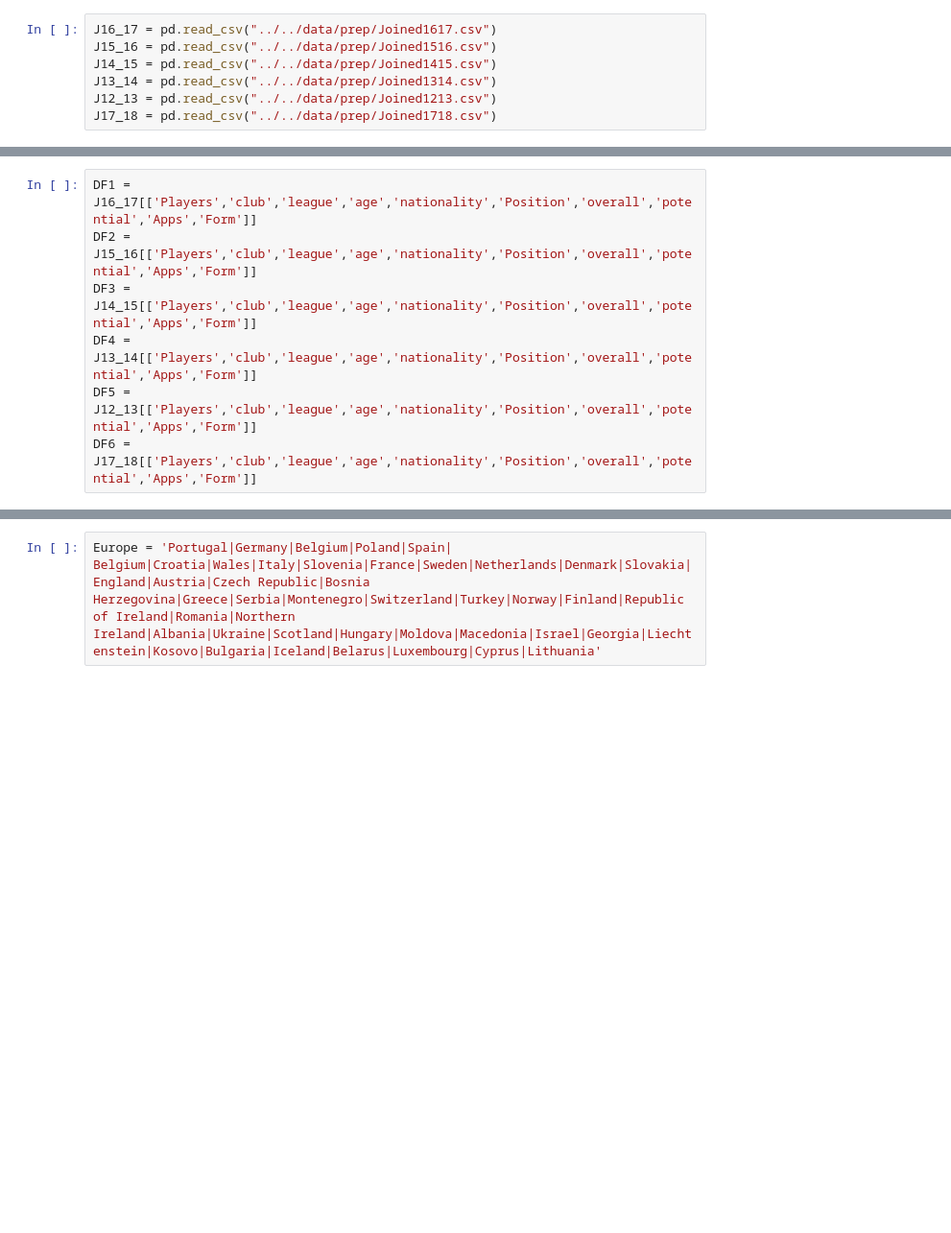
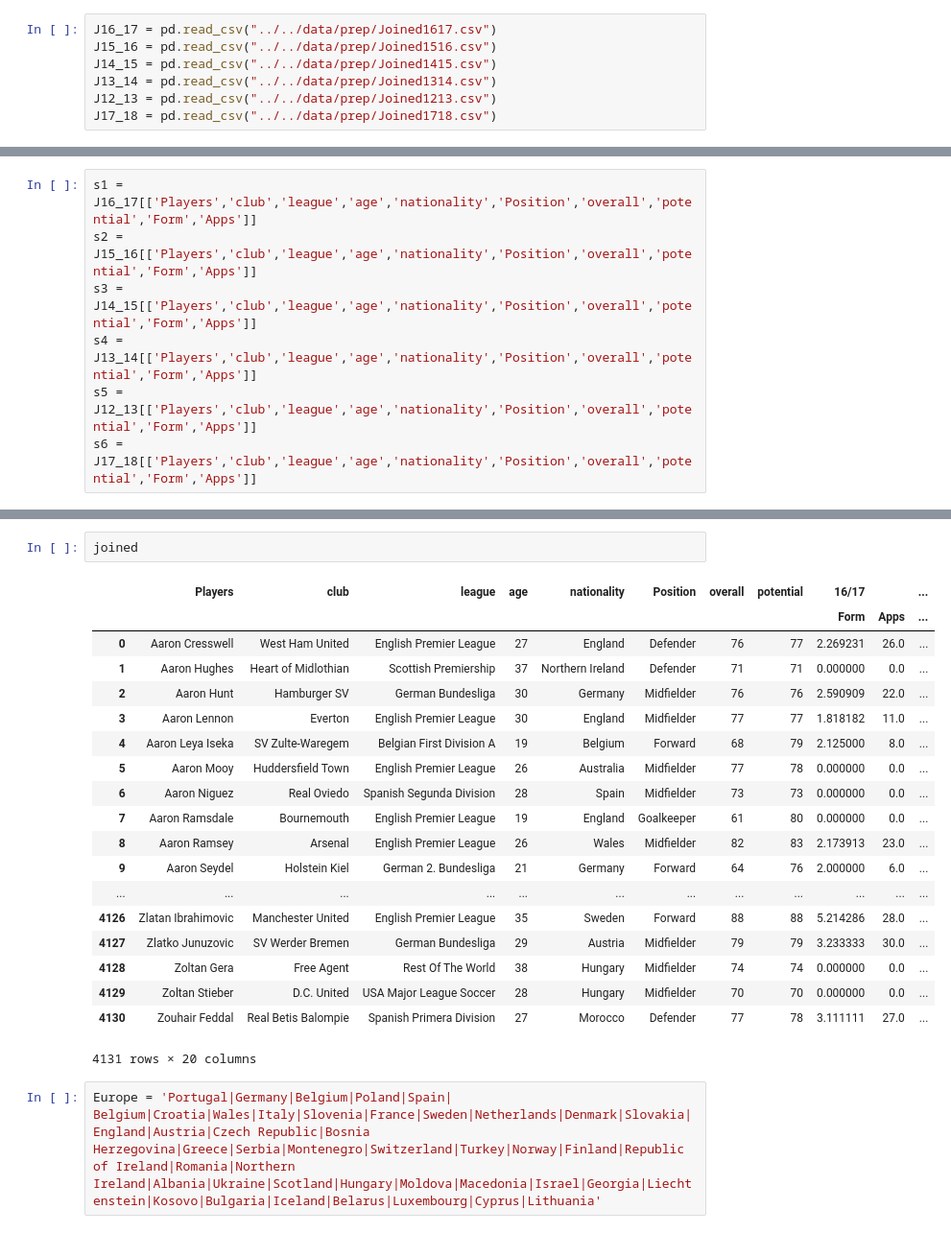
Before and after one commit to markkennedy3/Fifa-vs-Real-Life, a Jupyter notebook: notebooks/prep/420_prep_RQ3_Dataframe.ipynb, the cells around one changed output, grey strips where cells are left out. Shown at 96% size. Saved outputs shown, nothing was run; the diff lists cells and outputs as text; blank space fills up the shorter version.

```diff
--- a/notebooks/prep/420_prep_RQ3_Dataframe.ipynb
+++ b/notebooks/prep/420_prep_RQ3_Dataframe.ipynb
@@ -15,7 +22,7 @@ J17_18 = pd.read_csv("../../data/prep/Joined1718.csv")
 # %%
-DF1 = J16_17[['Players','club','league','age','nationality','Position','overall','potential','Apps','Form']]
-DF2 = J15_16[['Players','club','league','age','nationality','Position','overall','potential','Apps','Form']]
-DF3 = J14_15[['Players','club','league','age','nationality','Position','overall','potential','Apps','Form']]
-DF4 = J13_14[['Players','club','league','age','nationality','Position','overall','potential','Apps','Form']]
-DF5 = J12_13[['Players','club','league','age','nationality','Position','overall','potential','Apps','Form']]
-DF6 = J17_18[['Players','club','league','age','nationality','Position','overall','potential','Apps','Form']]
+s1 = J16_17[['Players','club','league','age','nationality','Position','overall','potential','Form','Apps']]
+s2 = J15_16[['Players','club','league','age','nationality','Position','overall','potential','Form','Apps']]
+s3 = J14_15[['Players','club','league','age','nationality','Position','overall','potential','Form','Apps']]
+s4 = J13_14[['Players','club','league','age','nationality','Position','overall','potential','Form','Apps']]
+s5 = J12_13[['Players','club','league','age','nationality','Position','overall','potential','Form','Apps']]
+s6 = J17_18[['Players','club','league','age','nationality','Position','overall','potential','Form','Apps']]
@@ -44,3 +50,25 @@ array(['Portugal', 'Argentina', 'Brazil', 'Uruguay', 'Germany', 'Poland',
+# %%
+joined
+# %% [output]
+|  | Players | club | league | age | nationality | Position | overall | potential | 16/17 |  | ... |
+|  |  |  |  |  |  |  |  |  | Form | Apps | ... |
+| 0 | Aaron Cresswell | West Ham United | English Premier League | 27 | England | Defender | 76 | 77 | 2.269231 | 26.0 | ... |
+| 1 | Aaron Hughes | Heart of Midlothian | Scottish Premiership | 37 | Northern Ireland | Defender | 71 | 71 | 0.000000 | 0.0 | ... |
+| 2 | Aaron Hunt | Hamburger SV | German Bundesliga | 30 | Germany | Midfielder | 76 | 76 | 2.590909 | 22.0 | ... |
+| 3 | Aaron Lennon | Everton | English Premier League | 30 | England | Midfielder | 77 | 77 | 1.818182 | 11.0 | ... |
+| 4 | Aaron Leya Iseka | SV Zulte-Waregem | Belgian First Division A | 19 | Belgium | Forward | 68 | 79 | 2.125000 | 8.0 | ... |
+| 5 | Aaron Mooy | Huddersfield Town | English Premier League | 26 | Australia | Midfielder | 77 | 78 | 0.000000 | 0.0 | ... |
+| 6 | Aaron Niguez | Real Oviedo | Spanish Segunda Division | 28 | Spain | Midfielder | 73 | 73 | 0.000000 | 0.0 | ... |
+| 7 | Aaron Ramsdale | Bournemouth | English Premier League | 19 | England | Goalkeeper | 61 | 80 | 0.000000 | 0.0 | ... |
+| 8 | Aaron Ramsey | Arsenal | English Premier League | 26 | Wales | Midfielder | 82 | 83 | 2.173913 | 23.0 | ... |
+| 9 | Aaron Seydel | Holstein Kiel | German 2. Bundesliga | 21 | Germany | Forward | 64 | 76 | 2.000000 | 6.0 | ... |
+| ... | ... | ... | ... | ... | ... | ... | ... | ... | ... | ... | ... |
+| 4126 | Zlatan Ibrahimovic | Manchester United | English Premier League | 35 | Sweden | Forward | 88 | 88 | 5.214286 | 28.0 | ... |
+| 4127 | Zlatko Junuzovic | SV Werder Bremen | German Bundesliga | 29 | Austria | Midfielder | 79 | 79 | 3.233333 | 30.0 | ... |
+| 4128 | Zoltan Gera | Free Agent | Rest Of The World | 38 | Hungary | Midfielder | 74 | 74 | 0.000000 | 0.0 | ... |
+| 4129 | Zoltan Stieber | D.C. United | USA Major League Soccer | 28 | Hungary | Midfielder | 70 | 70 | 0.000000 | 0.0 | ... |
+| 4130 | Zouhair Feddal | Real Betis Balompie | Spanish Primera Division | 27 | Morocco | Defender | 77 | 78 | 3.111111 | 27.0 | ... |
+4131 rows × 20 columns
 # %%
 Europe = 'Portugal|Germany|Belgium|Poland|Spain| Belgium|Croatia|Wales|Italy|Slovenia|France|Sweden|Netherlands|Denmark|Slovakia|England|Austria|Czech Republic|Bosnia Herzegovina|Greece|Serbia|Montenegro|Switzerland|Turkey|Norway|Finland|Republic of Ireland|Romania|Northern Ireland|Albania|Ukraine|Scotland|Hungary|Moldova|Macedonia|Israel|Georgia|Liechtenstein|Kosovo|Bulgaria|Iceland|Belarus|Luxembourg|Cyprus|Lithuania'
 # %%
```
Also changed, not shown: parts of 29 cells of this notebook.
